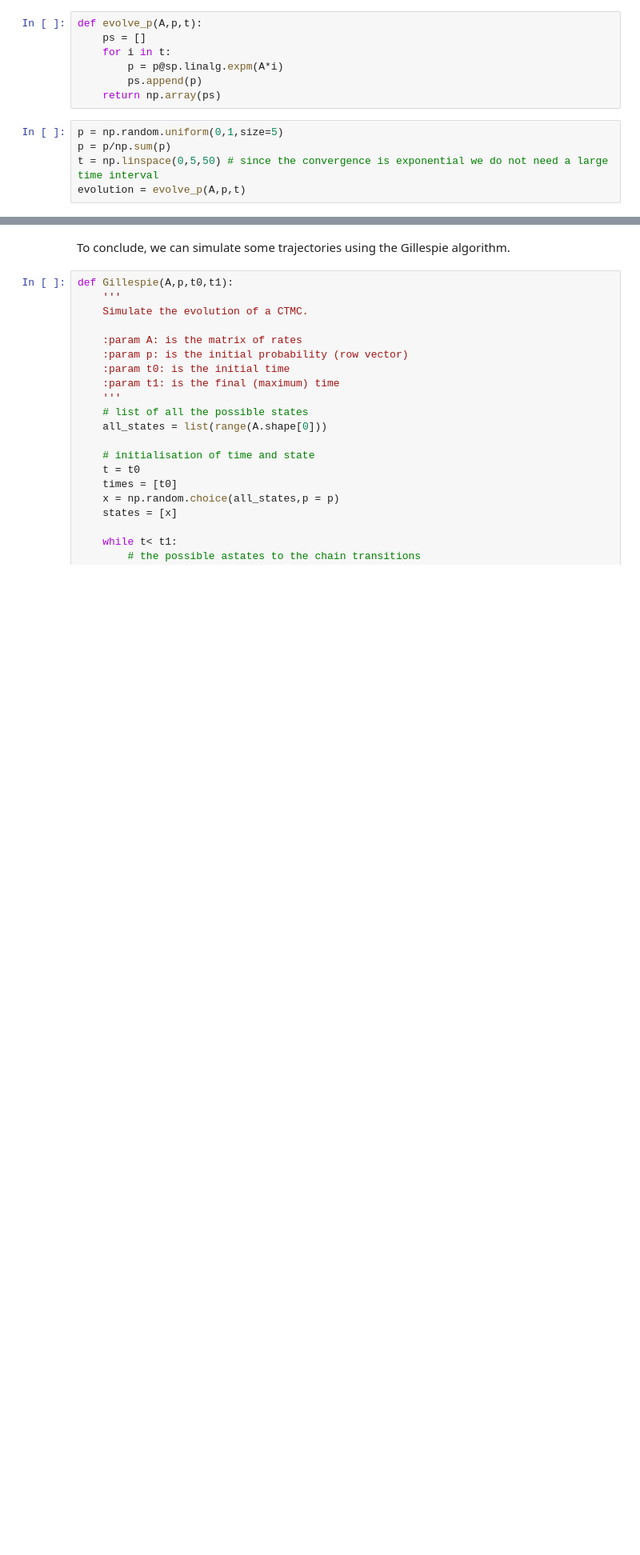
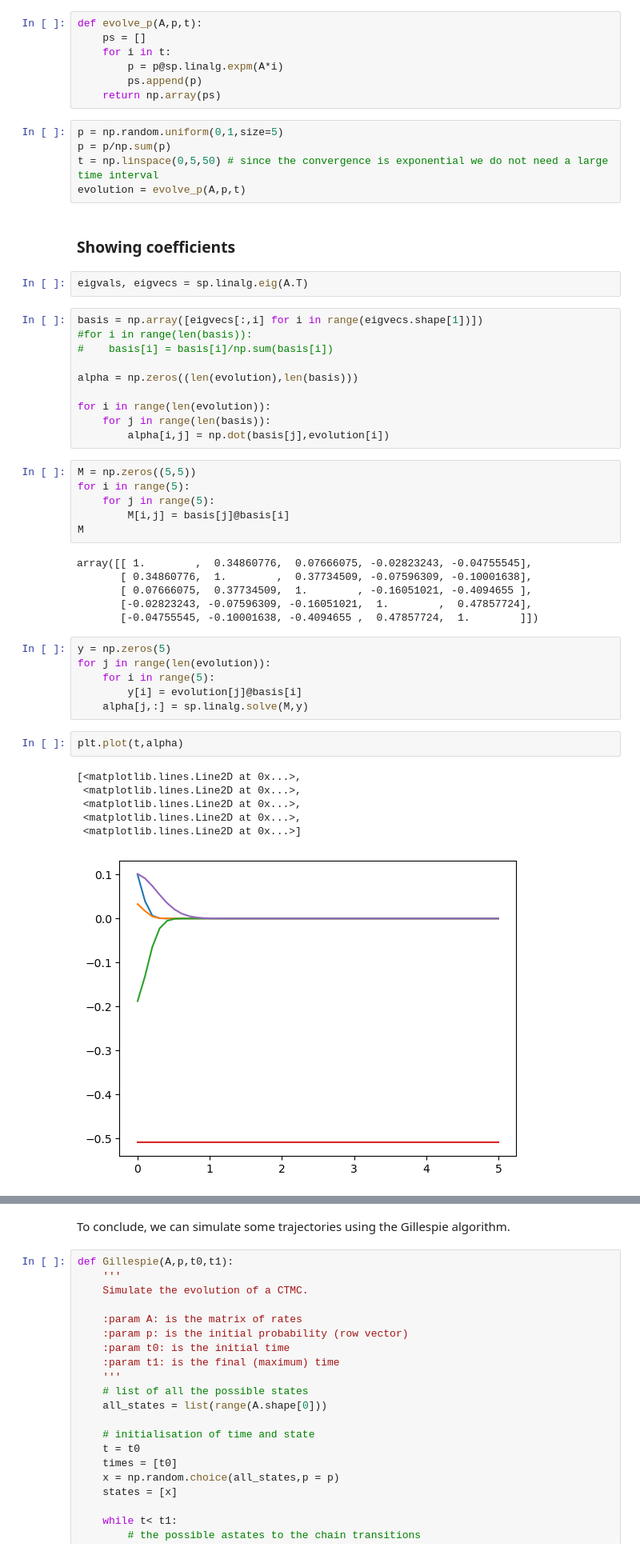
Before and after one commit to Gabriele-Codega/StochasticModelling2022-2023, a Jupyter notebook: SecondAssignment.ipynb, the cells around one changed output, grey strips where cells are left out. Shown at 80% size. Drawn from its saved outputs; the diff is of its cells as text; blank space fills up the shorter version.

```diff
--- a/SecondAssignment.ipynb
+++ b/SecondAssignment.ipynb
@@ -209,6 +209,47 @@ p = np.random.uniform(0,1,size=5)
 p = p/np.sum(p)
 t = np.linspace(0,5,50) # since the convergence is exponential we do not need a large time interval
 evolution = evolve_p(A,p,t)
+# %% [markdown]
+### Showing coefficients
+# %%
+eigvals, eigvecs = sp.linalg.eig(A.T)
+# %%
+basis = np.array([eigvecs[:,i] for i in range(eigvecs.shape[1])])
+#for i in range(len(basis)):
+#    basis[i] = basis[i]/np.sum(basis[i])
+
+alpha = np.zeros((len(evolution),len(basis)))
+
+for i in range(len(evolution)):
+    for j in range(len(basis)):
+        alpha[i,j] = np.dot(basis[j],evolution[i])
+# %%
+M = np.zeros((5,5))
+for i in range(5):
+    for j in range(5):
+        M[i,j] = basis[j]@basis[i]
+M
+# %% [output]
+array([[ 1.        ,  0.34860776,  0.07666075, -0.02823243, -0.04755545],
+       [ 0.34860776,  1.        ,  0.37734509, -0.07596309, -0.10001638],
+       [ 0.07666075,  0.37734509,  1.        , -0.16051021, -0.4094655 ],
+       [-0.02823243, -0.07596309, -0.16051021,  1.        ,  0.47857724],
+       [-0.04755545, -0.10001638, -0.4094655 ,  0.47857724,  1.        ]])
+# %%
+y = np.zeros(5)
+for j in range(len(evolution)):
+    for i in range(5):
+        y[i] = evolution[j]@basis[i]
+    alpha[j,:] = sp.linalg.solve(M,y)
+# %%
+plt.plot(t,alpha)
+# %% [output]
+[<matplotlib.lines.Line2D at 0x...>,
+ <matplotlib.lines.Line2D at 0x...>,
+ <matplotlib.lines.Line2D at 0x...>,
+ <matplotlib.lines.Line2D at 0x...>,
+ <matplotlib.lines.Line2D at 0x...>]
+[figure, added]
 # %%
 plt.plot(t,evolution)
 plt.title("Components of the distribution over time")
```
Also changed, not shown: parts of 4 cells of this notebook.
